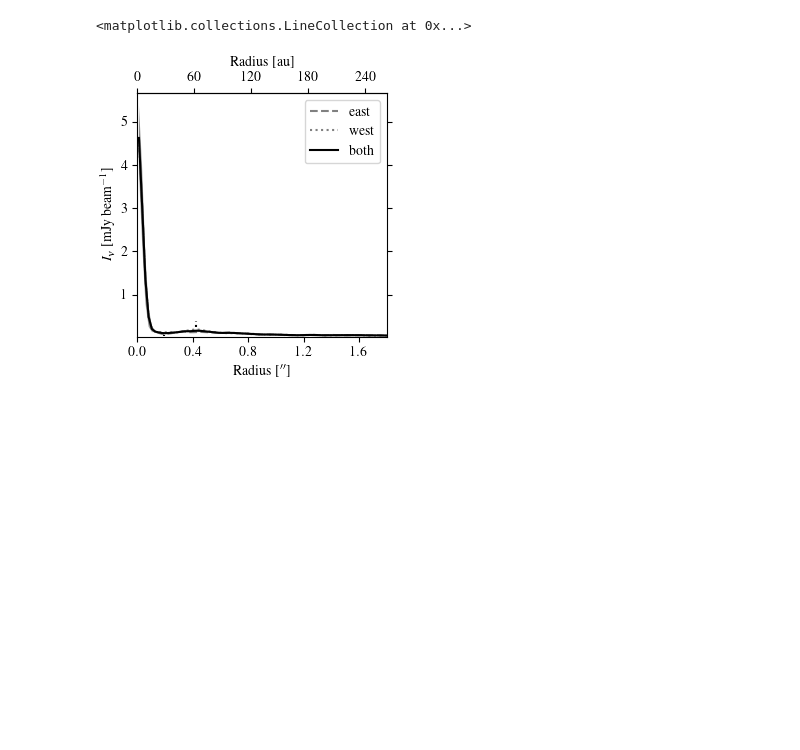
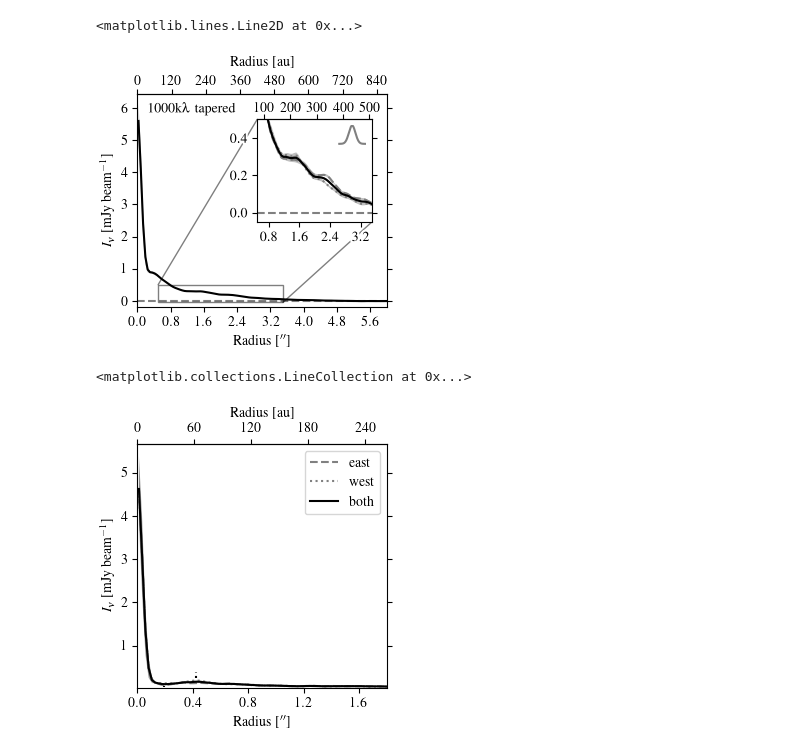
Before and after one commit to yyamato-as/edisk-L1489IRS, a Jupyter notebook: figure_for_paper.ipynb, the cells around one changed output. Drawn from its saved outputs; the diff is of its cells as text; code cells hidden in the pictures; blank space fills up the shorter version.

```diff
--- a/figure_for_paper.ipynb
+++ b/figure_for_paper.ipynb
@@ -145,0 +335,80 @@ contmap.ax.scatter(0, 0, marker="+", s=50, color="black", linewidth=0.5)
+# %%
+# tapered radial profile for outer rings
+fig, ax = plt.subplots(figsize=(3, 3), constrained_layout=True)
+robust = 2.0
+side = ""
+
+profilename = au.VADPpath + au.get_image_basename(
+    source=source, line="continuum", baseline=config, robust=robust, type="image", other="taper_1000klambda"
+).replace(".fits", f"_radialProfileWedge45deg{side}.txt")
+
+r, I, dI = np.loadtxt(profilename, unpack=True)
+I *= 1e3
+dI *= 1e3
+
+color = "black" if side == "" else "grey"
+ls = "solid" if side == "" else "dotted" if side == "West" else "dashed"
+ax.plot(r, I, color=color, ls=ls, label=side.lower() if side != "" else "both")
+ax.fill_between(r, I-dI, I+dI, alpha=0.25, facecolor="black", edgecolor=None)
+ax.set(xlim=(0, 6))
+
+topax = ax.secondary_xaxis("top", functions=(arcsec2au, au2arcsec))
+topax.xaxis.set_major_locator(ticker.MultipleLocator(120))
+topax.tick_params(axis='x', which='major', pad=1)
+ax.xaxis.set_major_locator(ticker.MultipleLocator(0.8))
+# ax.minorticks_on()
+ax.tick_params(top=False)
+
+
+# if line == "continuum":
+ax.set(ylim=(-0.2, None), ylabel="$I_\\nu$ [mJy beam$^{-1}$]", xlabel="Radius [$^{\prime\prime}$]")
+ax.axhline(y=0.0, color="grey", ls="dashed", zorder=-100)
+topax.set_xlabel("Radius [au]", labelpad=7)
+# topax.set
+# topax.minorticks_on()
+ax.annotate(
+    text="1000k$\lambda$ tapered",
+    xy=(0.04, 0.93),
+    xycoords="axes fraction",
+    color="black",
+    ha="left",
+    va="center",
+    path_effects=[pe.Stroke(linewidth=3, foreground="white"), pe.Normal()],
+)
+# add_beam_profile(ax, beam=4*np.diff(r).mean(), loc="lower left")
+
+# inset axis for zoom
+insax = ax.inset_axes([0.48, 0.4, 0.46, 0.48])
+xmin, xmax, ymin, ymax = 0.5, 3.5, -0.05, 0.5
+insax.set(xlim=(xmin, xmax), ylim=(ymin, ymax))
+topinsax = insax.secondary_xaxis("top", functions=(arcsec2au, au2arcsec))
+insax.tick_params(top=False)
+topinsax.xaxis.set_major_locator(ticker.MultipleLocator(100))
+topinsax.tick_params(axis='x', which='major', pad=0.1)
+insax.xaxis.set_major_locator(ticker.MultipleLocator(0.8))
+insax.yaxis.set_major_locator(ticker.MultipleLocator(0.2))
+
+# set patheffect
+for ticks in insax.get_xticklabels():
+    ticks.set_path_effects([pe.Stroke(linewidth=3, foreground="white"), pe.Normal()])
+for ticks in insax.get_yticklabels():
+    ticks.set_path_effects([pe.Stroke(linewidth=3, foreground="white"), pe.Normal()])
+for side in ["West", "East", ""]:
+    profilename = au.VADPpath + au.get_image_basename(
+            source=source, line="continuum", baseline=config, robust=robust, type="image", other="taper_1000klambda"
+        ).replace(".fits", f"_radialProfileWedge45deg{side}.txt")
+
+    r, I, dI = np.loadtxt(profilename, unpack=True)
+    I *= 1e3
+    dI *= 1e3
+
+    color = "black" if side == "" else "grey"
+    ls = "solid" if side == "" else "dotted" if side == "West" else "dashed"
+    insax.plot(r, I, color=color, ls=ls)
+    insax.fill_between(r, I-dI, I+dI, alpha=0.25, facecolor="black", edgecolor=None)
+ax.indicate_inset_zoom(insax, edgecolor="black")
+add_beam_profile(insax, beam=4*np.diff(r).mean(), aspect=0.8, width_aspect=0.3)
+insax.axhline(y=0.0, color="grey", ls="dashed", zorder=-100)
+# %% [output]
+<matplotlib.lines.Line2D at 0x...>
+[figure, added]
```
Also changed, not shown: parts of 6 cells of this notebook, 23 other files.
